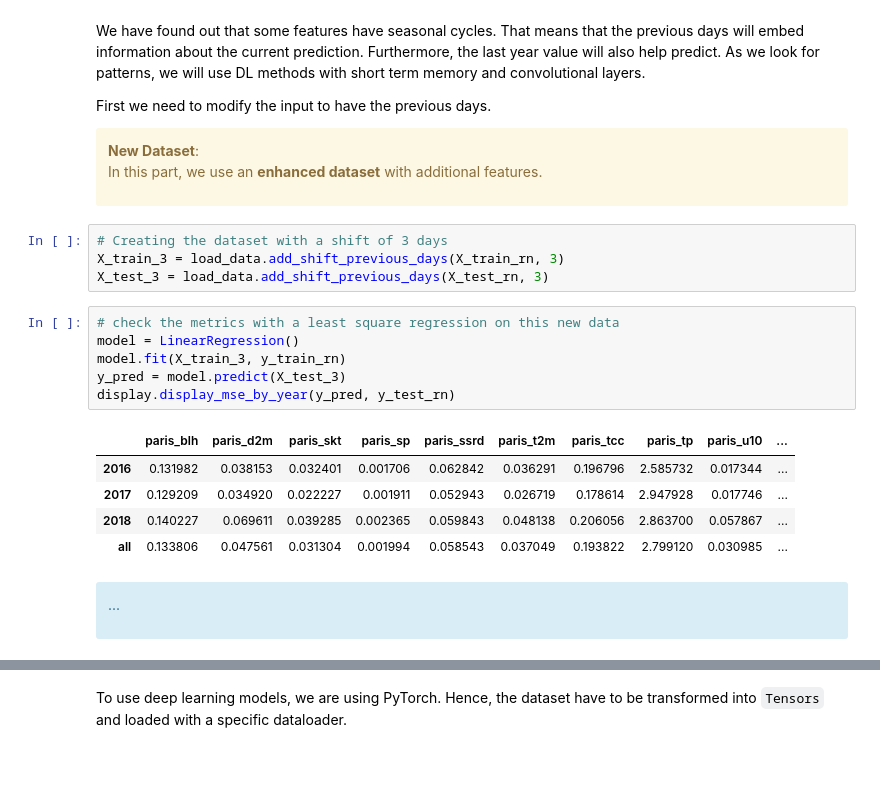
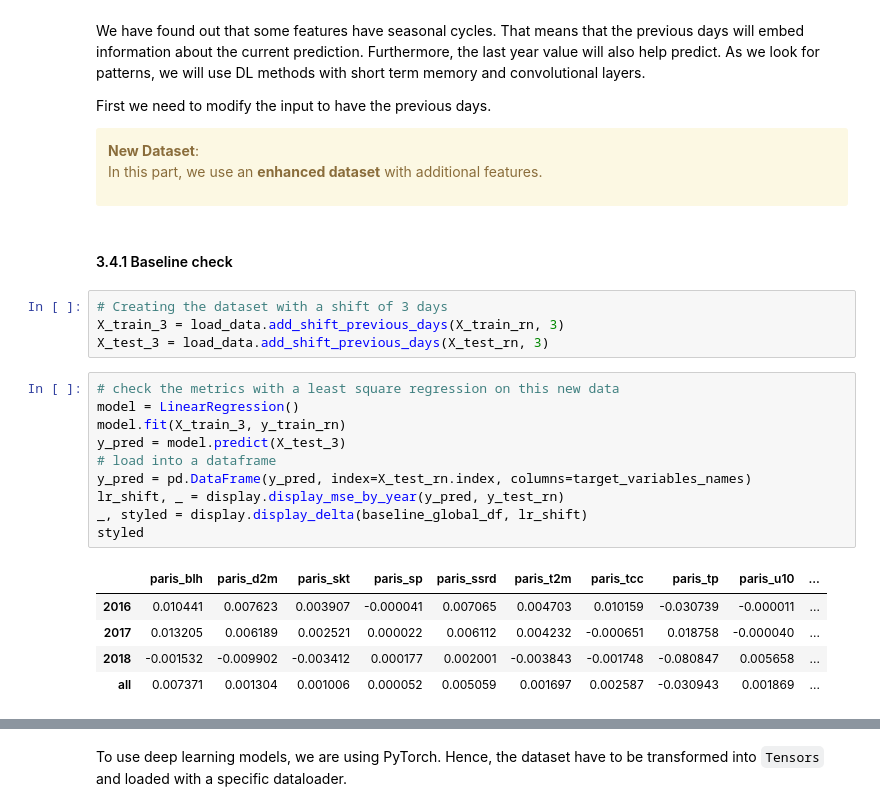
Before and after one commit to waddason/ML_ClimateEnergy_project2024, a Jupyter notebook: Main.ipynb, the cells around one changed output, grey strips where cells are left out. Saved outputs shown, nothing was run; the diff lists cells and outputs as text; blank space fills up the shorter version.

```diff
--- a/Main.ipynb
+++ b/Main.ipynb
@@ -578,6 +588,8 @@ First we need to modify the input to have the previous days.
 **New Dataset**: <br>
 In this part, we use an **enhanced dataset** with additional features.
 </div>
+# %% [markdown]
+#### 3.4.1 Baseline check
 # %%
 # Creating the dataset with a shift of 3 days
 X_train_3 = load_data.add_shift_previous_days(X_train_rn, 3)
@@ -585,17 +597,16 @@ X_test_3 = load_data.add_shift_previous_days(X_test_rn, 3)
 # %%
 # check the metrics with a least square regression on this new data
 model = LinearRegression()
 model.fit(X_train_3, y_train_rn)
 y_pred = model.predict(X_test_3)
-display.display_mse_by_year(y_pred, y_test_rn)
+# load into a dataframe
+y_pred = pd.DataFrame(y_pred, index=X_test_rn.index, columns=target_variables_names)
+lr_shift, _ = display.display_mse_by_year(y_pred, y_test_rn)
+_, styled = display.display_delta(baseline_global_df, lr_shift)
+styled
 # %% [output]
 |  | paris_blh | paris_d2m | paris_skt | paris_sp | paris_ssrd | paris_t2m | paris_tcc | paris_tp | paris_u10 | ... |
-| 2016 | 0.131982 | 0.038153 | 0.032401 | 0.001706 | 0.062842 | 0.036291 | 0.196796 | 2.585732 | 0.017344 | ... |
-| 2017 | 0.129209 | 0.034920 | 0.022227 | 0.001911 | 0.052943 | 0.026719 | 0.178614 | 2.947928 | 0.017746 | ... |
-| 2018 | 0.140227 | 0.069611 | 0.039285 | 0.002365 | 0.059843 | 0.048138 | 0.206056 | 2.863700 | 0.057867 | ... |
-| all | 0.133806 | 0.047561 | 0.031304 | 0.001994 | 0.058543 | 0.037049 | 0.193822 | 2.799120 | 0.030985 | ... |
+| 2016 | 0.010441 | 0.007623 | 0.003907 | -0.000041 | 0.007065 | 0.004703 | 0.010159 | -0.030739 | -0.000011 | ... |
+| 2017 | 0.013205 | 0.006189 | 0.002521 | 0.000022 | 0.006112 | 0.004232 | -0.000651 | 0.018758 | -0.000040 | ... |
+| 2018 | -0.001532 | -0.009902 | -0.003412 | 0.000177 | 0.002001 | -0.003843 | -0.001748 | -0.080847 | 0.005658 | ... |
+| all | 0.007371 | 0.001304 | 0.001006 | 0.000052 | 0.005059 | 0.001697 | 0.002587 | -0.030943 | 0.001869 | ... |
-# %% [markdown]
-<div class="alert alert-block alert-info">
-
-...
-</div>
```
Also changed, not shown: parts of 23 cells of this notebook, 5 other files.
